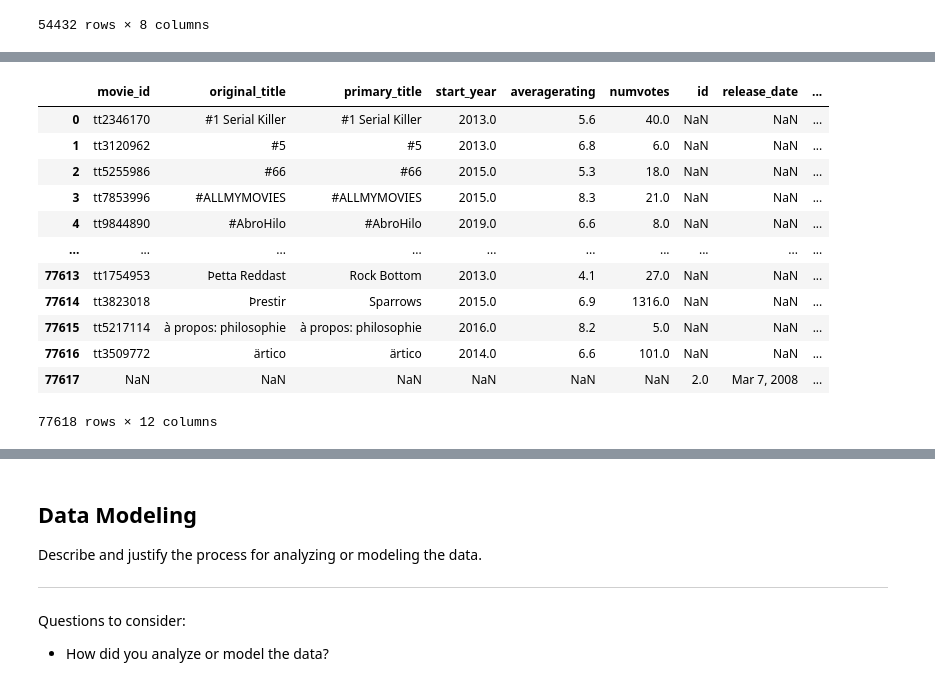
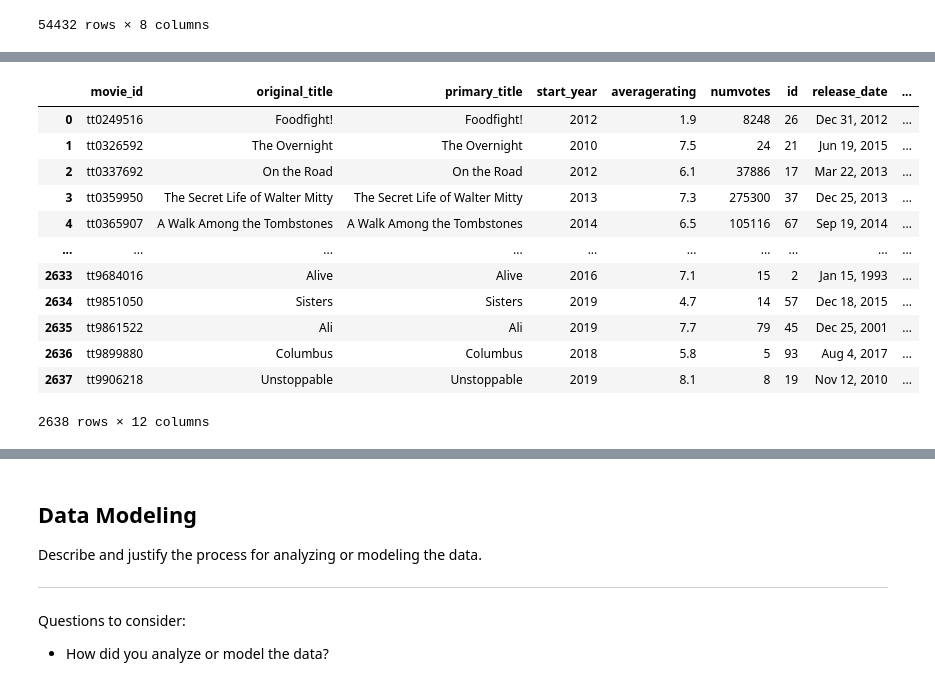
Before and after one commit to Kosilei-web/Phase_2_project_Group_5, a Jupyter notebook: index.ipynb, the cells around one changed output, grey strips where cells are left out. Saved outputs shown, nothing was run; the diff lists cells and outputs as text; code cells hidden in the pictures.

```diff
--- a/index.ipynb
+++ b/index.ipynb
@@ -264,19 +342,19 @@ pd.read_sql(pop_genres,conn)
 # %%
 df_budgets.rename(columns={'movie': 'movie_title'}, inplace=True)
 
-matched_df = df_movie_ratings.merge(df_budgets, left_on='original_title', right_on='movie_title', how='outer')
+matched_df = df_movie_ratings.merge(df_budgets, left_on='original_title', right_on='movie_title', how='inner')
 matched_df
 # %% [output]
 |  | movie_id | original_title | primary_title | start_year | averagerating | numvotes | id | release_date | ... |
-| 0 | tt2346170 | #1 Serial Killer | #1 Serial Killer | 2013.0 | 5.6 | 40.0 | NaN | NaN | ... |
-| 1 | tt3120962 | #5 | #5 | 2013.0 | 6.8 | 6.0 | NaN | NaN | ... |
-| 2 | tt5255986 | #66 | #66 | 2015.0 | 5.3 | 18.0 | NaN | NaN | ... |
-| 3 | tt7853996 | #ALLMYMOVIES | #ALLMYMOVIES | 2015.0 | 8.3 | 21.0 | NaN | NaN | ... |
-| 4 | tt9844890 | #AbroHilo | #AbroHilo | 2019.0 | 6.6 | 8.0 | NaN | NaN | ... |
+| 0 | tt0249516 | Foodfight! | Foodfight! | 2012 | 1.9 | 8248 | 26 | Dec 31, 2012 | ... |
+| 1 | tt0326592 | The Overnight | The Overnight | 2010 | 7.5 | 24 | 21 | Jun 19, 2015 | ... |
+| 2 | tt0337692 | On the Road | On the Road | 2012 | 6.1 | 37886 | 17 | Mar 22, 2013 | ... |
+| 3 | tt0359950 | The Secret Life of Walter Mitty | The Secret Life of Walter Mitty | 2013 | 7.3 | 275300 | 37 | Dec 25, 2013 | ... |
+| 4 | tt0365907 | A Walk Among the Tombstones | A Walk Among the Tombstones | 2014 | 6.5 | 105116 | 67 | Sep 19, 2014 | ... |
 | ... | ... | ... | ... | ... | ... | ... | ... | ... | ... |
-| 77613 | tt1754953 | Þetta Reddast | Rock Bottom | 2013.0 | 4.1 | 27.0 | NaN | NaN | ... |
-| 77614 | tt3823018 | Þrestir | Sparrows | 2015.0 | 6.9 | 1316.0 | NaN | NaN | ... |
-| 77615 | tt5217114 | à propos: philosophie | à propos: philosophie | 2016.0 | 8.2 | 5.0 | NaN | NaN | ... |
-| 77616 | tt3509772 | ärtico | ärtico | 2014.0 | 6.6 | 101.0 | NaN | NaN | ... |
-| 77617 | NaN | NaN | NaN | NaN | NaN | NaN | 2.0 | Mar 7, 2008 | ... |
+| 2633 | tt9684016 | Alive | Alive | 2016 | 7.1 | 15 | 2 | Jan 15, 1993 | ... |
+| 2634 | tt9851050 | Sisters | Sisters | 2019 | 4.7 | 14 | 57 | Dec 18, 2015 | ... |
+| 2635 | tt9861522 | Ali | Ali | 2019 | 7.7 | 79 | 45 | Dec 25, 2001 | ... |
+| 2636 | tt9899880 | Columbus | Columbus | 2018 | 5.8 | 5 | 93 | Aug 4, 2017 | ... |
+| 2637 | tt9906218 | Unstoppable | Unstoppable | 2019 | 8.1 | 8 | 19 | Nov 12, 2010 | ... |
-77618 rows × 12 columns
+2638 rows × 12 columns
```
Also changed, not shown: parts of 32 cells of this notebook, 1 other file.
